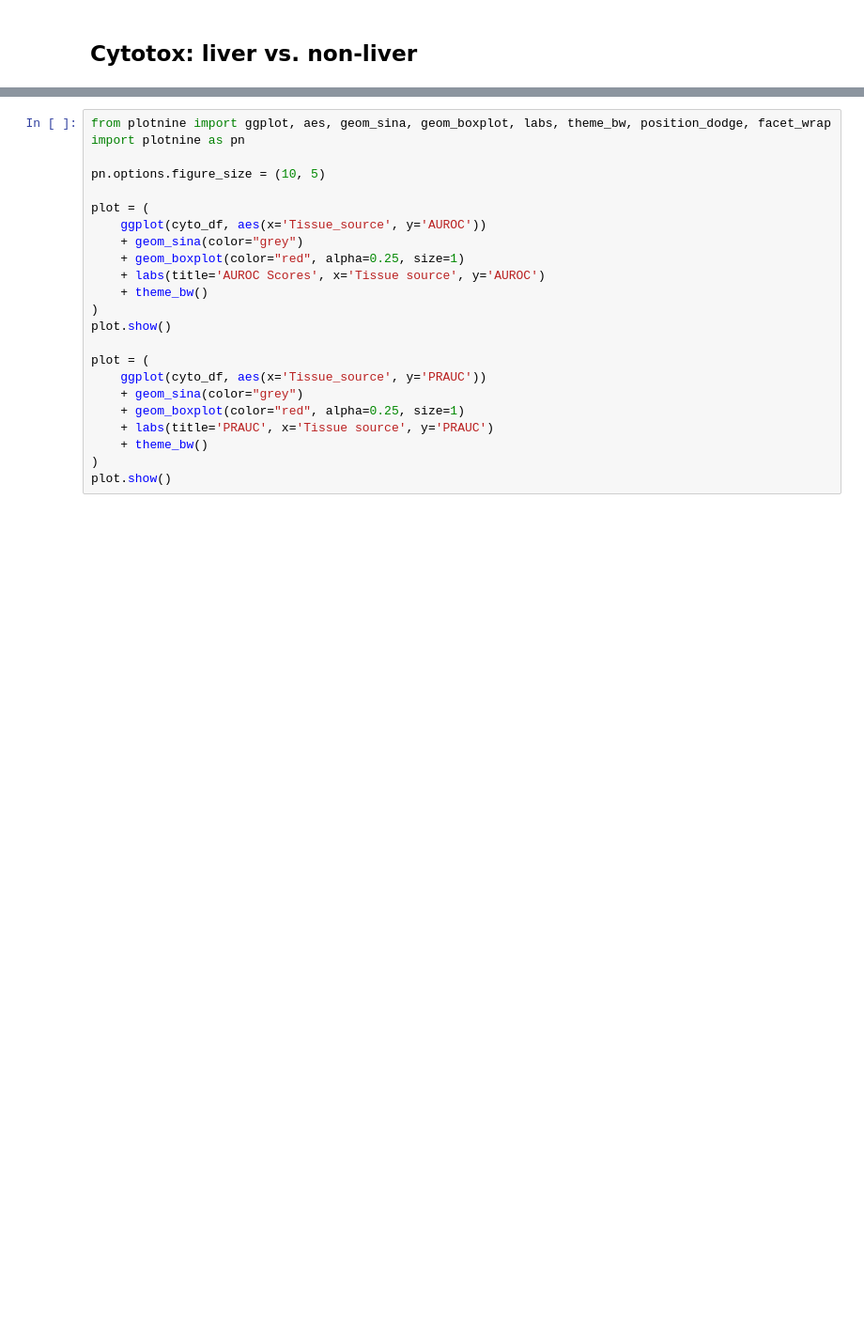
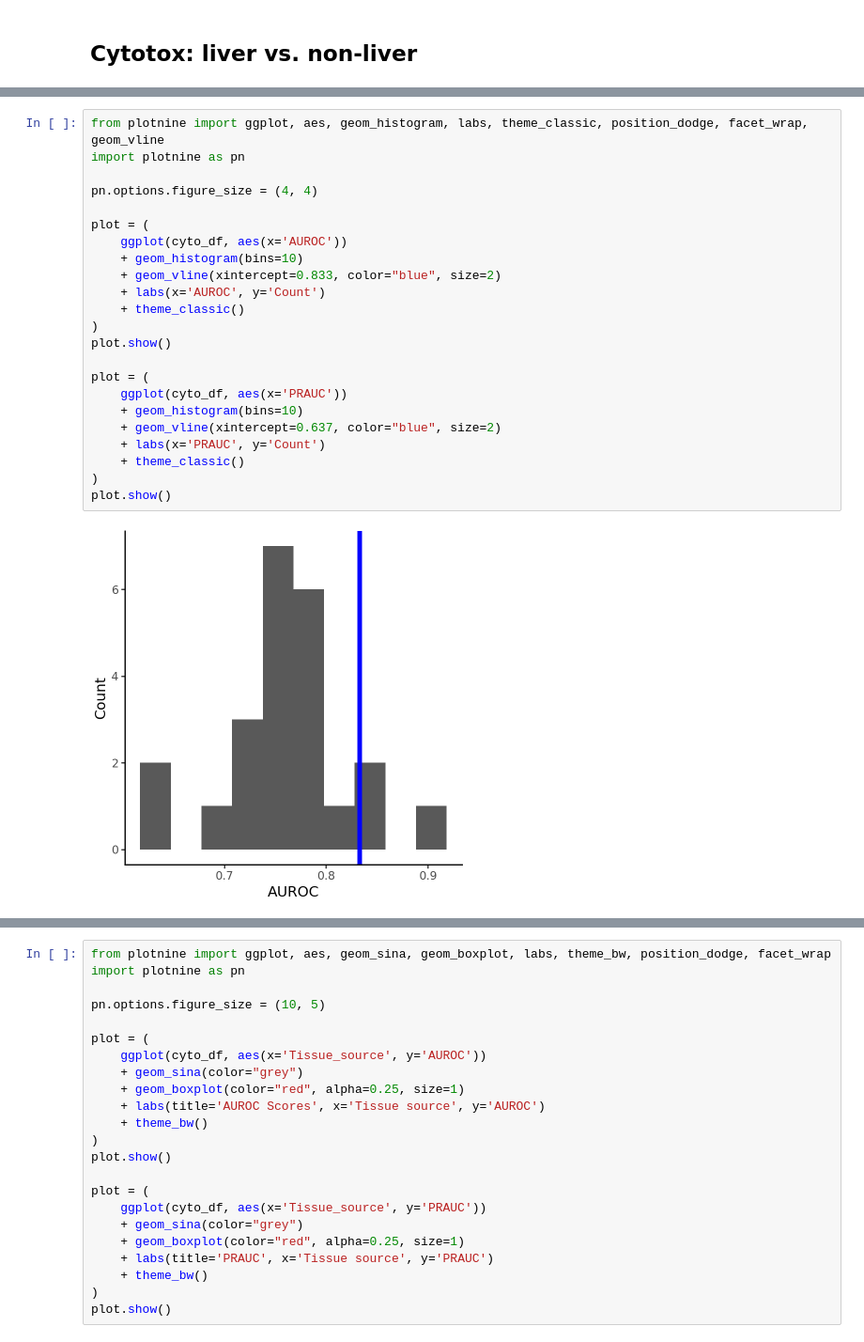
Before and after one commit to jessica-ewald/2024_09_09_Axiom_OASIS, a Jupyter notebook: 2_downstream_analysis/manuscript_notebooks/3_2_3_compare_endpoints_detail.ipynb, the cells around one changed output, grey strips where cells are left out. Shown at 94% size. Saved outputs shown, nothing was run; the diff lists cells and outputs as text; blank space fills up the shorter version.

```diff
--- a/2_downstream_analysis/manuscript_notebooks/3_2_3_compare_endpoints_detail.ipynb
+++ b/2_downstream_analysis/manuscript_notebooks/3_2_3_compare_endpoints_detail.ipynb
@@ -46,0 +69,25 @@ cyto_pandas = cyto_df.to_pandas()
+# %%
+from plotnine import ggplot, aes, geom_histogram, labs, theme_classic, position_dodge, facet_wrap, geom_vline
+import plotnine as pn
+
+pn.options.figure_size = (4, 4)
+
+plot = (
+    ggplot(cyto_df, aes(x='AUROC'))
+    + geom_histogram(bins=10)
+    + geom_vline(xintercept=0.833, color="blue", size=2)
+    + labs(x='AUROC', y='Count')
+    + theme_classic()
+)
+plot.show()
+
+plot = (
+    ggplot(cyto_df, aes(x='PRAUC'))
+    + geom_histogram(bins=10)
+    + geom_vline(xintercept=0.637, color="blue", size=2)
+    + labs(x='PRAUC', y='Count')
+    + theme_classic()
+)
+plot.show()
+# %% [output]
+[figure, added]
```
Also changed, not shown: parts of 2 cells of this notebook, 4 other files.
